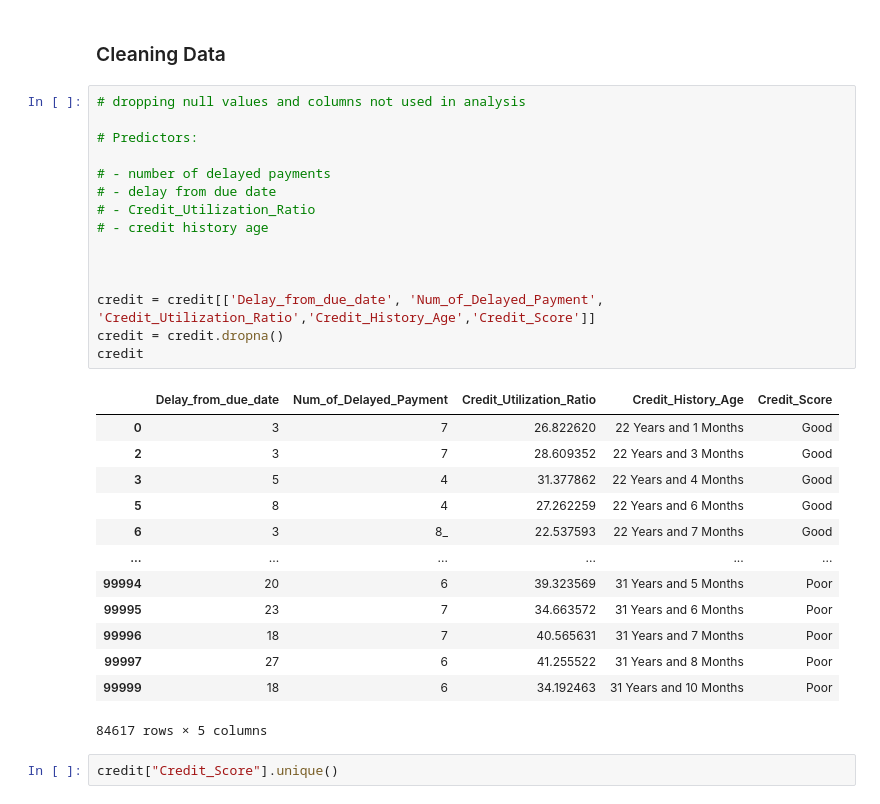
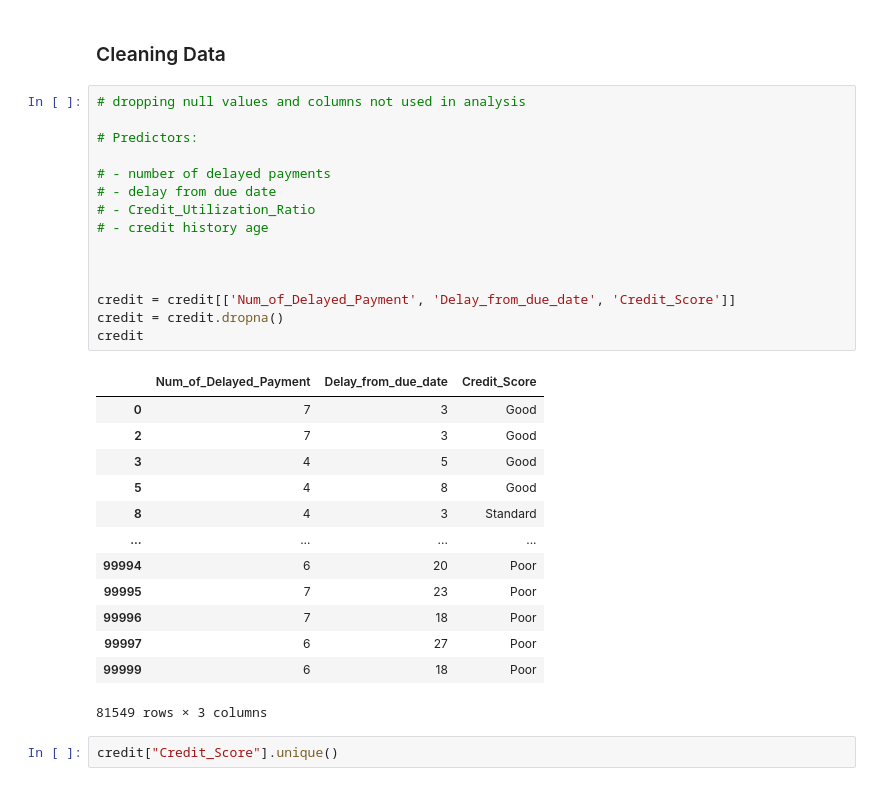
Before and after one commit to vedika37/dsci100-proj, a Jupyter notebook: proposal.ipynb, the cells around one changed output. Drawn from its saved outputs; the diff is of its cells as text.

```diff
--- a/proposal.ipynb
+++ b/proposal.ipynb
@@ -90,32 +76,32 @@ As we can see from the output of credit.info() the number of non-null observatio
 # %%
 # dropping null values and columns not used in analysis
 
 # Predictors:
 
 # - number of delayed payments
 # - delay from due date
 # - Credit_Utilization_Ratio
 # - credit history age
 
 
 
-credit = credit[['Delay_from_due_date', 'Num_of_Delayed_Payment', 'Credit_Utilization_Ratio','Credit_History_Age','Credit_Score']]
+credit = credit[['Num_of_Delayed_Payment', 'Delay_from_due_date', 'Credit_Score']]
 credit = credit.dropna()
 credit
 # %% [output]
-|  | Delay_from_due_date | Num_of_Delayed_Payment | Credit_Utilization_Ratio | Credit_History_Age | Credit_Score |
-| 0 | 3 | 7 | 26.822620 | 22 Years and 1 Months | Good |
-| 2 | 3 | 7 | 28.609352 | 22 Years and 3 Months | Good |
-| 3 | 5 | 4 | 31.377862 | 22 Years and 4 Months | Good |
-| 5 | 8 | 4 | 27.262259 | 22 Years and 6 Months | Good |
-| 6 | 3 | 8_ | 22.537593 | 22 Years and 7 Months | Good |
-| ... | ... | ... | ... | ... | ... |
-| 99994 | 20 | 6 | 39.323569 | 31 Years and 5 Months | Poor |
-| 99995 | 23 | 7 | 34.663572 | 31 Years and 6 Months | Poor |
-| 99996 | 18 | 7 | 40.565631 | 31 Years and 7 Months | Poor |
-| 99997 | 27 | 6 | 41.255522 | 31 Years and 8 Months | Poor |
-| 99999 | 18 | 6 | 34.192463 | 31 Years and 10 Months | Poor |
+|  | Num_of_Delayed_Payment | Delay_from_due_date | Credit_Score |
+| 0 | 7 | 3 | Good |
+| 2 | 7 | 3 | Good |
+| 3 | 4 | 5 | Good |
+| 5 | 4 | 8 | Good |
+| 8 | 4 | 3 | Standard |
+| ... | ... | ... | ... |
+| 99994 | 6 | 20 | Poor |
+| 99995 | 7 | 23 | Poor |
+| 99996 | 7 | 18 | Poor |
+| 99997 | 6 | 27 | Poor |
+| 99999 | 6 | 18 | Poor |
-84617 rows × 5 columns
+81549 rows × 3 columns
 # %%
 credit["Credit_Score"].unique()
 # %% [output]
```
Also changed, not shown: parts of 15 cells of this notebook.
